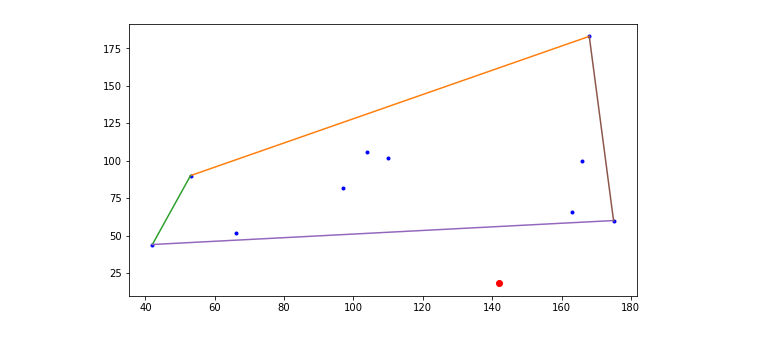
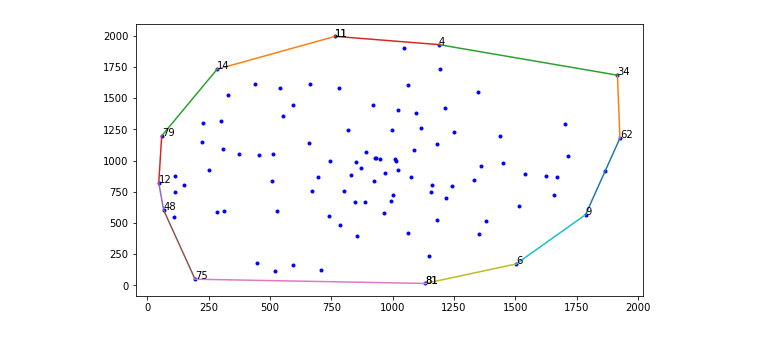
Before and after one commit to FloHimself5/BA, a Jupyter notebook: DynamicConvexHull.ipynb, the cells around one changed output. Cells and saved outputs as stored; diff of their text form; code cells hidden in the pictures.

```diff
--- a/DynamicConvexHull.ipynb
+++ b/DynamicConvexHull.ipynb
@@ -577,6 +667,21 @@ def MYUP(rootsList, hull="lc"):
         return rootsList
     opt1 = rootsList[n-1]
     opt2 = rootsList[n-2]
+
+    if(False):
+        print(hull)
+        opt1.printData()
+        if(opt1.lson):
+            opt1.lson.printData()
+        if(opt1.rson):
+            opt1.rson.printData()
+        opt2.printData()
+        if(opt2.lson):
+            opt2.lson.printData()
+        if(opt2.rson):
+            opt2.rson.printData()
+        #printTree(opt1)
+        #printTree(opt2)
 
     if(hull =="lc"):
         if(opt1.maxY >= opt2.maxY):
@@ -1315,20 +1254,0 @@ for i in range(len(points)):
-# %%
-#DELETE a point
-pointExists = False
-deletePoint = Point(142.0,18.0)
-
-for i in range(len(points)-1,-1,-1):
-    if(points[i].x == deletePoint.x and points[i].y == deletePoint.y):
-        points.pop(i)
-        pointExists = True
-
-if(pointExists):
-    rootsListlc, rootsListrc = DELETE(deletePoint, rootsListlc, rootsListrc)
-
-    finalHull = getHull(rootsListlc, rootsListrc)
-    fig = plt.figure(figsize=(20,5))
-    drawINSERT(points,fig,hull=finalHull,newPoint=deletePoint)
-else:
-    print("Point does not exist")
-# %% [output]
-[figure, removed]
@@ -1334,0 +1374,14 @@ else:
+# %%
+#Generate Initial Set
+max = 1000
+
+fig = plt.figure(figsize=(20,5))
+points = create_points_circle(max,100)
+rootsListlc, rootsListrc = pointsToNodes(points)
+rootsListlc = MYUP(rootsListlc, hull="lc")
+rootsListrc = MYUP(rootsListrc, hull="rc")
+
+finalHull = getHull(rootsListlc, rootsListrc)
+drawHull(points,fig,hull=finalHull,markPoint=None)
+# %% [output]
+[figure, added]
```
Also changed, not shown: parts of 24 cells of this notebook.
